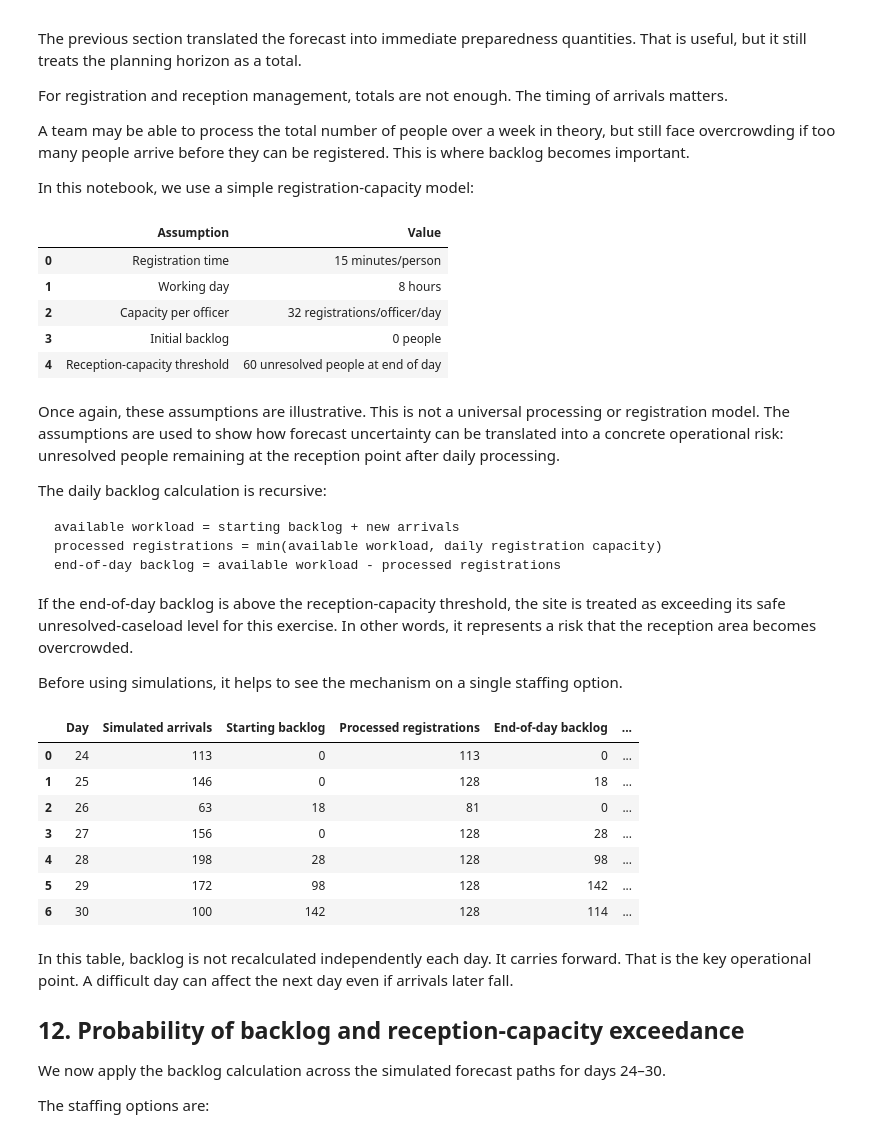
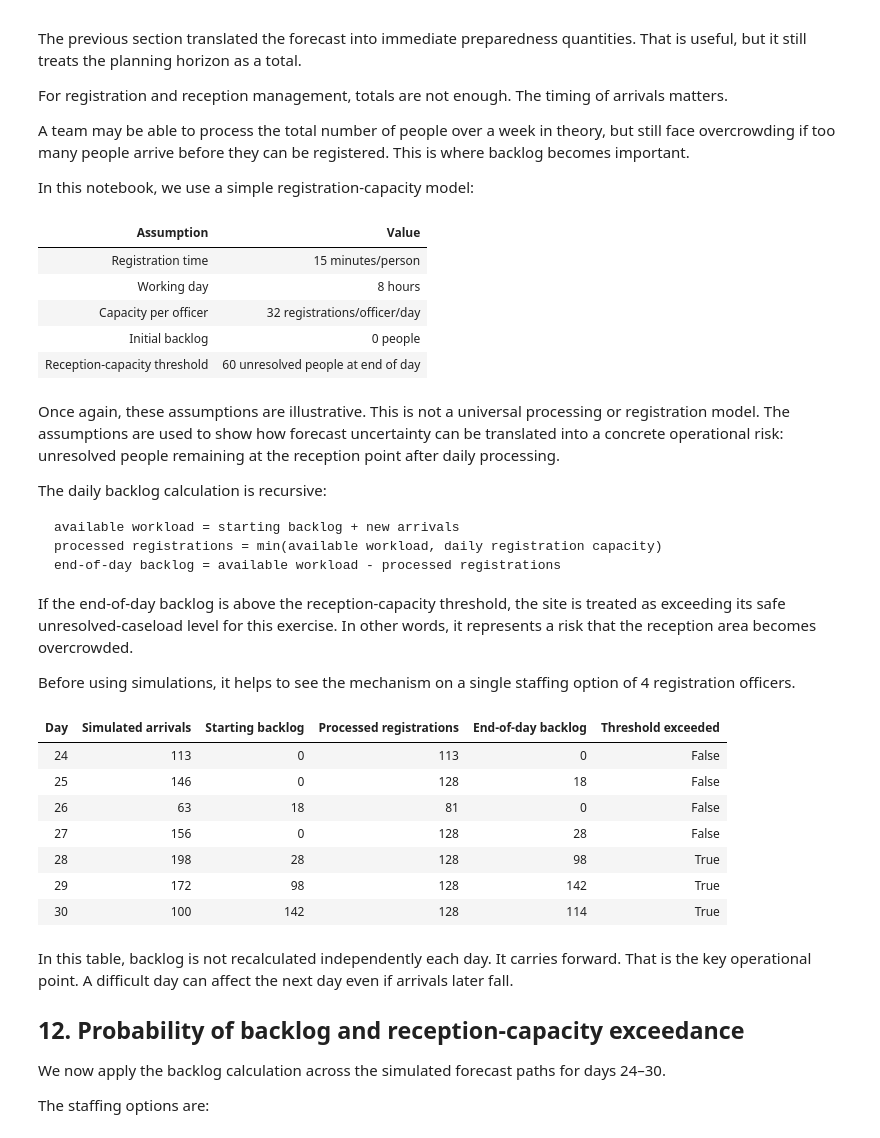
Before and after one commit to kcsongor011/humanitarian_decision_toolkit, a Jupyter notebook: notebooks/forecasting/arrival_dynamics_1_short_term_border_arrivals.ipynb, the cells around one changed output. Saved outputs shown, nothing was run; the diff lists cells and outputs as text; code cells hidden in the pictures.

```diff
--- a/notebooks/forecasting/arrival_dynamics_1_short_term_border_arrivals.ipynb
+++ b/notebooks/forecasting/arrival_dynamics_1_short_term_border_arrivals.ipynb
@@ -1129,14 +1129,14 @@ registration_assumptions = pd.DataFrame(
     }
 )
 
-registration_assumptions
+registration_assumptions.style.hide(axis="index")
 # %% [output]
-|  | Assumption | Value |
-| 0 | Registration time | 15 minutes/person |
-| 1 | Working day | 8 hours |
-| 2 | Capacity per officer | 32 registrations/officer/day |
-| 3 | Initial backlog | 0 people |
-| 4 | Reception-capacity threshold | 60 unresolved people at end of day |
+| Assumption | Value |
+| Registration time | 15 minutes/person |
+| Working day | 8 hours |
+| Capacity per officer | 32 registrations/officer/day |
+| Initial backlog | 0 people |
+| Reception-capacity threshold | 60 unresolved people at end of day |
 # %% [markdown]
 Once again, these assumptions are illustrative. This is not a universal processing or registration model. The assumptions are used to show how forecast uncertainty can be translated into a concrete operational risk: unresolved people remaining at the reception point after daily processing.
 
@@ -1150,49 +1150,67 @@ end-of-day backlog = available workload - processed registrations
 
 If the end-of-day backlog is above the reception-capacity threshold, the site is treated as exceeding its safe unresolved-caseload level for this exercise. In other words, it represents a risk that the reception area becomes overcrowded.
 
-Before using simulations, it helps to see the mechanism on a single staffing option.
+Before using simulations, it helps to see the mechanism on a single staffing option of 4 registration officers.
 # %%
 forecast_path_totals = (
     forecast_days_24_30_simulations.groupby("simulation_id")["simulated_arrivals"]
     .sum()
     .reset_index(name="forecast_total_arrivals")
 )
 # Use the simulated path whose total arrivals are closest to the median total.
 representative_total = forecast_path_totals["forecast_total_arrivals"].median()
 representative_simulation_id = forecast_path_totals.loc[
     (forecast_path_totals["forecast_total_arrivals"] - representative_total).abs().idxmin(),
     "simulation_id",
 ]
 
+representative_forecast_path = (
+    forecast_days_24_30_simulations.loc[
+        forecast_days_24_30_simulations["simulation_id"] == representative_simulation_id,
+        ["day", "simulated_arrivals"],
+    ]
+    .rename(columns={"simulated_arrivals": "arrivals"})
+    .reset_index(drop=True)
+)
+
 representative_staffing = 4
 representative_backlog = calculate_daily_backlog(
-    forecast_days_24_30_simulations.loc[
-        forecast_days_24_30_simulations["simulation_id"] == representative_simulation_id
-    ],
+    representative_forecast_path,
     officers=representative_staffing,
     initial_backlog=initial_backlog,
     reception_capacity_threshold=reception_capacity_threshold,
 )
 
-representative_backlog.rename(
+representative_backlog_display = representative_backlog.rename(
     columns={
         "day": "Day",
-        "simulated_arrivals": "Simulated arrivals",
+        "arrivals": "Simulated arrivals",
         "backlog_start": "Starting backlog",
         "processed_registrations": "Processed registrations",
         "backlog_end": "End-of-day backlog",
-        "threshold_exceeded": "Threshold exceeded",
+        "reception_capacity_exceeded": "Threshold exceeded",
     }
-)
+)[
+    [
+        "Day",
+        "Simulated arrivals",
+        "Starting backlog",
+        "Processed registrations",
+        "End-of-day backlog",
+        "Threshold exceeded",
+    ]
+]
+
+representative_backlog_display.style.hide(axis="index")
 # %% [output]
-|  | Day | Simulated arrivals | Starting backlog | Processed registrations | End-of-day backlog | ... |
-| 0 | 24 | 113 | 0 | 113 | 0 | ... |
-| 1 | 25 | 146 | 0 | 128 | 18 | ... |
-| 2 | 26 | 63 | 18 | 81 | 0 | ... |
-| 3 | 27 | 156 | 0 | 128 | 28 | ... |
-| 4 | 28 | 198 | 28 | 128 | 98 | ... |
-| 5 | 29 | 172 | 98 | 128 | 142 | ... |
-| 6 | 30 | 100 | 142 | 128 | 114 | ... |
+| Day | Simulated arrivals | Starting backlog | Processed registrations | End-of-day backlog | Threshold exceeded |
+| 24 | 113 | 0 | 113 | 0 | False |
+| 25 | 146 | 0 | 128 | 18 | False |
+| 26 | 63 | 18 | 81 | 0 | False |
+| 27 | 156 | 0 | 128 | 28 | False |
+| 28 | 198 | 28 | 128 | 98 | True |
+| 29 | 172 | 98 | 128 | 142 | True |
+| 30 | 100 | 142 | 128 | 114 | True |
 # %% [markdown]
 In this table, backlog is not recalculated independently each day. It carries forward. That is the key operational point. A difficult day can affect the next day even if arrivals later fall.
 
```
Also changed, not shown: parts of 36 cells of this notebook.
